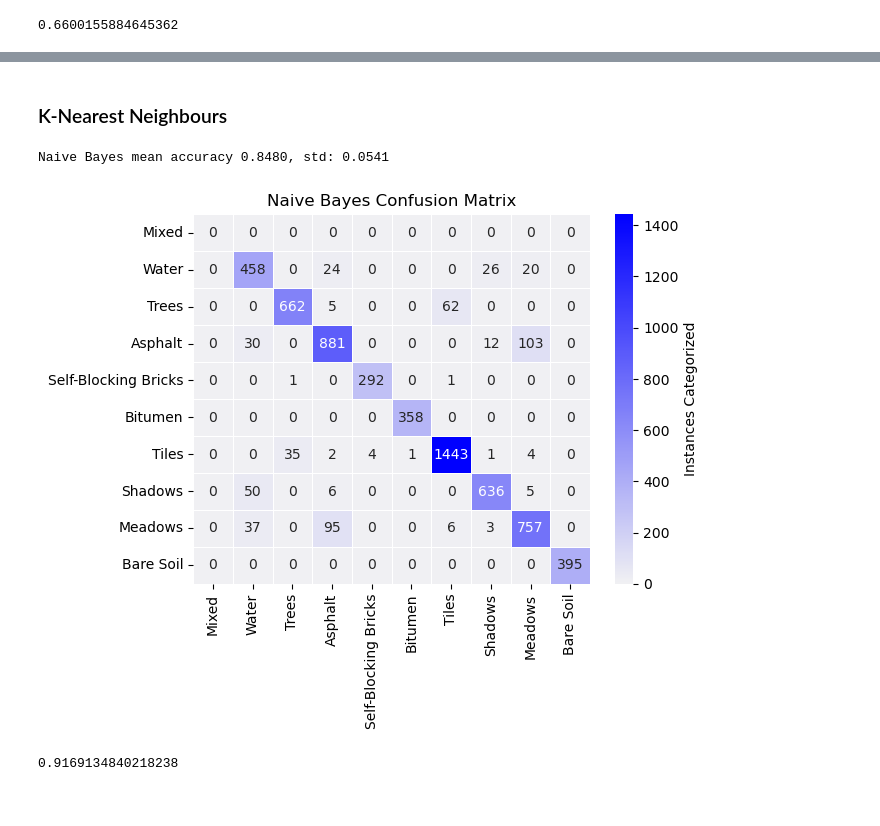
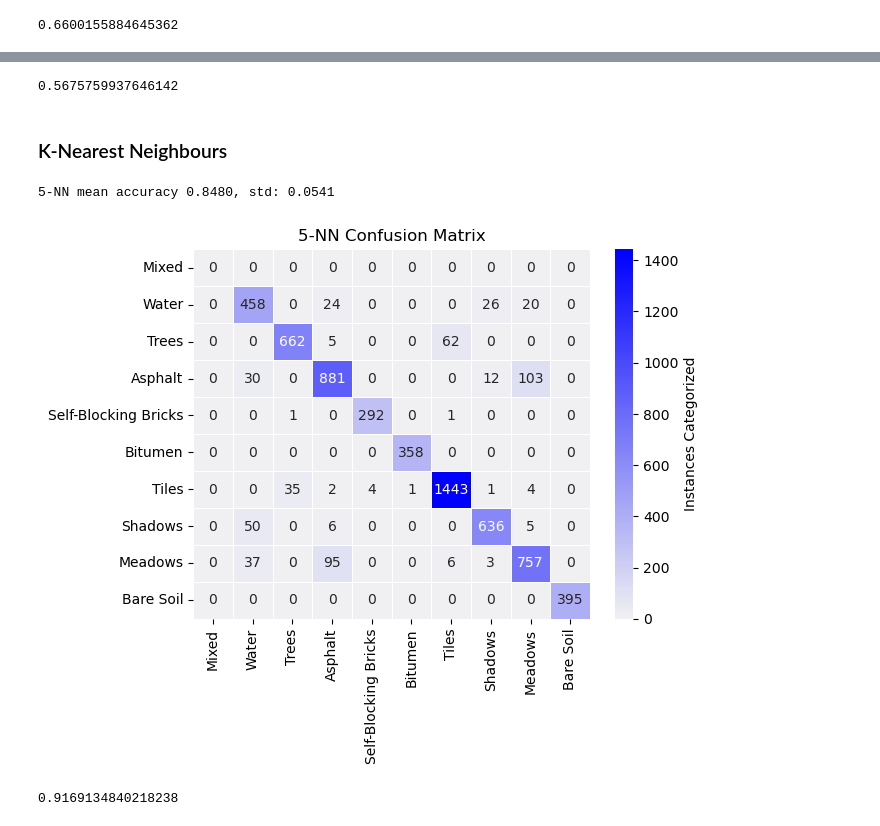
Before and after one commit to dimits-ts/hyperspectral-imaging, a Jupyter notebook: Project_AUEB.ipynb, the cells around one changed output, grey strips where cells are left out. Drawn from its saved outputs; the diff is of its cells as text; code cells hidden in the pictures.

```diff
--- a/Project_AUEB.ipynb
+++ b/Project_AUEB.ipynb
@@ -533,18 +588,23 @@ get_accuracy(naive_res, y_train)
+# %%
+get_accuracy(euclid_res, y_train)
+# %% [output]
+0.5675759937646142
 # %% [markdown]
 ### K-Nearest Neighbours
 # %%
 from sklearn.neighbors import KNeighborsClassifier
 
 
-res = cross_val_res(KNeighborsClassifier(n_neighbors=5), x_train, y_train)
-print(f"Naive Bayes mean accuracy {res[0]:.4f}, std: {res[1]:.4f}")
+k = 5
+res = cross_val_res(KNeighborsClassifier(n_neighbors=k), x_train, y_train)
+print(f"{k}-NN mean accuracy {res[0]:.4f}, std: {res[1]:.4f}")
 # %% [output]
-Naive Bayes mean accuracy 0.8480, std: 0.0541
+5-NN mean accuracy 0.8480, std: 0.0541
 # %%
 knn_res = KNeighborsClassifier(n_neighbors=5).fit(x_train, y_train).predict(x_train)
-conf_matrix_heatmap("Naive Bayes Confusion Matrix", confusion_matrix(knn_res, y_train))
+conf_matrix_heatmap(f"{k}-NN Confusion Matrix", confusion_matrix(knn_res, y_train))
 # %% [output]
-[figure, old version]
+[figure, new version]
 # %%
 get_accuracy(knn_res, y_train)
 # %% [output]
```
Also changed, not shown: parts of 16 cells of this notebook.
